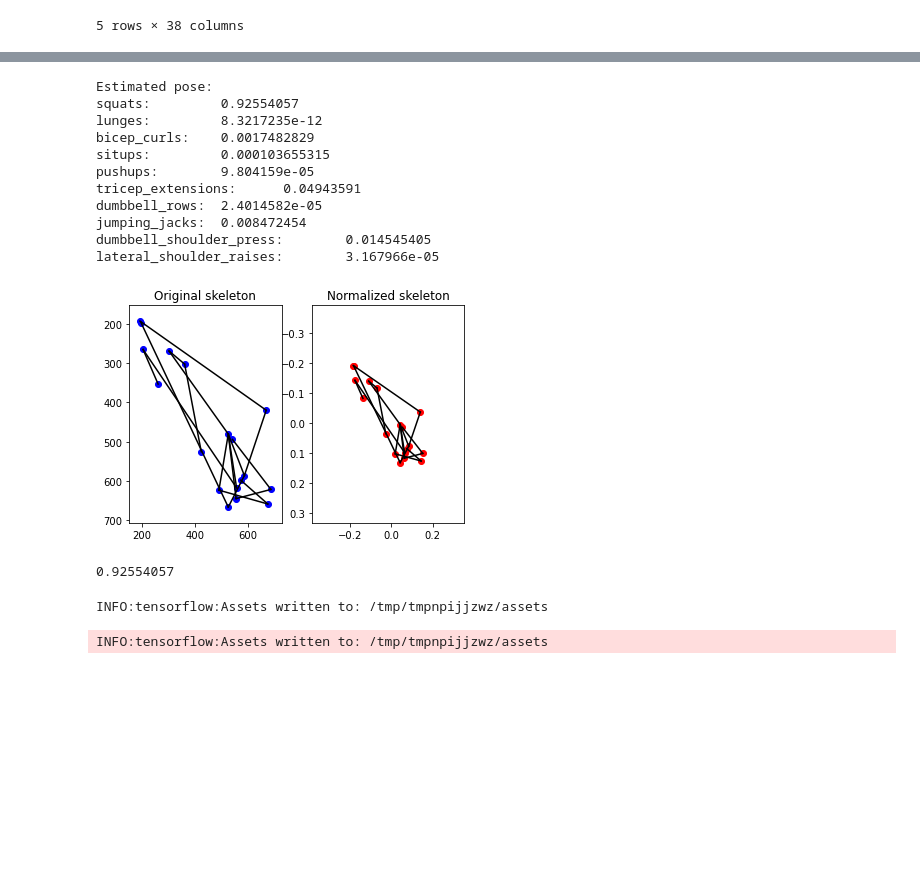
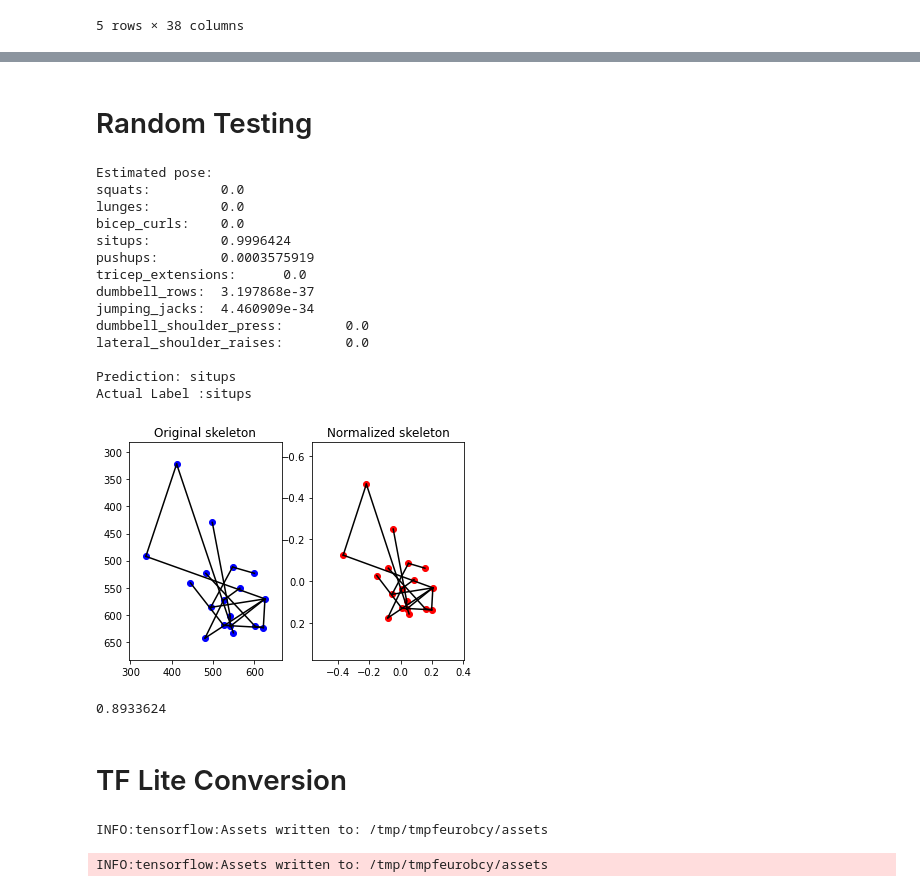
Before and after one commit to namanarora42/DeepFit, a Jupyter notebook: train_pose_classifier.ipynb, the cells around one changed output, grey strips where cells are left out. Saved outputs shown, nothing was run; the diff lists cells and outputs as text; code cells hidden in the pictures; blank space fills up the shorter version.

```diff
--- a/train_pose_classifier.ipynb
+++ b/train_pose_classifier.ipynb
@@ -529,38 +483,51 @@ model.save('deepfit_classifier.h5')
+# %%
+model = tf.keras.models.load_model('deepfit_classifier_v2.h5')
+# %% [markdown]
+# Random Testing
 # %%
 # Testing on single example
 LABELS = list(d.keys())
-
-X_sample = load_X('data/X_test.txt')[0+1234:2+1234]
+ind = np.random.randint(0,70000)
+X_sample = load_X('data/X_test.txt')[ind:2+ind]
 X_sample_norm = norm_X(X_sample)
 y_out = model.predict(X_sample_norm[0].reshape(1, 36))
 
 print("Estimated pose:")
 for idx in range(len(LABELS)):
     print(LABELS[idx] + ": \t" + str(y_out[0][idx]))
 plot(X_sample[1])
+print('\nPrediction: ',end='')
+print(LABELS[np.argmax(y_out)])
+print('Actual Label :', end='')
+print(LABELS[int(load_Y('data/Y_test.txt')[ind])])
 # %% [output]
 Estimated pose:
-squats:         0.92554057
-lunges:         8.3217235e-12
-bicep_curls:    0.0017482829
-situps:         0.000103655315
-pushups:        9.804159e-05
-tricep_extensions:      0.04943591
-dumbbell_rows:  2.4014582e-05
-jumping_jacks:  0.008472454
-dumbbell_shoulder_press:        0.014545405
-lateral_shoulder_raises:        3.167966e-05
+squats:         0.0
+lunges:         0.0
+bicep_curls:    0.0
+situps:         0.9996424
+pushups:        0.0003575919
+tricep_extensions:      0.0
+dumbbell_rows:  3.197868e-37
+jumping_jacks:  4.460909e-34
+dumbbell_shoulder_press:        0.0
+lateral_shoulder_raises:        0.0
+
+Prediction: situps
+Actual Label :situps
-[figure, old version]
+[figure, new version]
 # %%
 y_out.max()
 # %% [output]
-0.92554057
+0.8933624
+# %% [markdown]
+# TF Lite Conversion
 # %%
 converter = tf.lite.TFLiteConverter.from_keras_model(model)
 tflite_model = converter.convert()
 # Save the model.
-with open('deepfit_classifier.tflite', 'wb') as f:
+with open('deepfit_classifier_v2.tflite', 'wb') as f:
   f.write(tflite_model)
 # %% [output]
-INFO:tensorflow:Assets written to: /tmp/tmpnpijjzwz/assets
+INFO:tensorflow:Assets written to: /tmp/tmpfeurobcy/assets
-INFO:tensorflow:Assets written to: /tmp/tmpnpijjzwz/assets
+INFO:tensorflow:Assets written to: /tmp/tmpfeurobcy/assets
```
Also changed, not shown: parts of 39 cells of this notebook, 2 other files.
